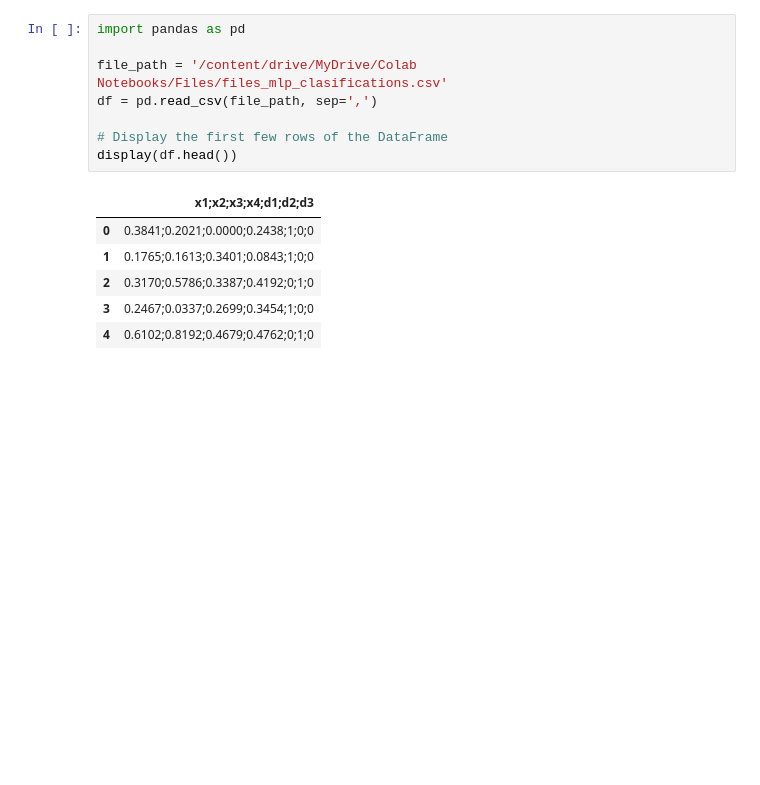
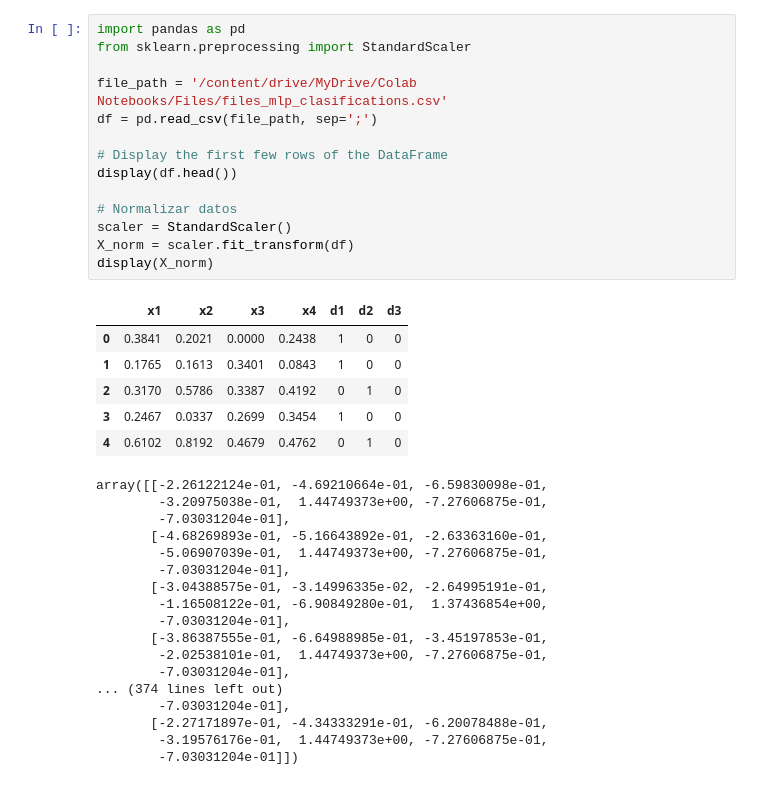
Before and after one commit to maxi9113/colab_notebook, a Jupyter notebook: IC_MLP_Clasification.ipynb, the cells around one changed output. Drawn from its saved outputs; the diff is of its cells as text; blank space fills up the shorter version.

```diff
--- a/IC_MLP_Clasification.ipynb
+++ b/IC_MLP_Clasification.ipynb
@@ -2,16 +2,39 @@
 <a href="https://colab.research.google.com/github/maxi9113/colab_notebook/blob/main/IC_MLP_Clasification.ipynb" target="_parent"><img src="https://colab.research.google.com/assets/colab-badge.svg" alt="Open In Colab"/></a>
 # %%
 import pandas as pd
+from sklearn.preprocessing import StandardScaler
 
 file_path = '/content/drive/MyDrive/Colab Notebooks/Files/files_mlp_clasifications.csv'
-df = pd.read_csv(file_path, sep=',')
+df = pd.read_csv(file_path, sep=';')
 
 # Display the first few rows of the DataFrame
 display(df.head())
+
+# Normalizar datos
+scaler = StandardScaler()
+X_norm = scaler.fit_transform(df)
+display(X_norm)
 # %% [output]
-|  | x1;x2;x3;x4;d1;d2;d3 |
-| 0 | 0.3841;0.2021;0.0000;0.2438;1;0;0 |
-| 1 | 0.1765;0.1613;0.3401;0.0843;1;0;0 |
-| 2 | 0.3170;0.5786;0.3387;0.4192;0;1;0 |
-| 3 | 0.2467;0.0337;0.2699;0.3454;1;0;0 |
-| 4 | 0.6102;0.8192;0.4679;0.4762;0;1;0 |
+|  | x1 | x2 | x3 | x4 | d1 | d2 | d3 |
+| 0 | 0.3841 | 0.2021 | 0.0000 | 0.2438 | 1 | 0 | 0 |
+| 1 | 0.1765 | 0.1613 | 0.3401 | 0.0843 | 1 | 0 | 0 |
+| 2 | 0.3170 | 0.5786 | 0.3387 | 0.4192 | 0 | 1 | 0 |
+| 3 | 0.2467 | 0.0337 | 0.2699 | 0.3454 | 1 | 0 | 0 |
+| 4 | 0.6102 | 0.8192 | 0.4679 | 0.4762 | 0 | 1 | 0 |
+array([[-2.26122124e-01, -4.69210664e-01, -6.59830098e-01,
+        -3.20975038e-01,  1.44749373e+00, -7.27606875e-01,
+        -7.03031204e-01],
+       [-4.68269893e-01, -5.16643892e-01, -2.63363160e-01,
+        -5.06907039e-01,  1.44749373e+00, -7.27606875e-01,
+        -7.03031204e-01],
+       [-3.04388575e-01, -3.14996335e-02, -2.64995191e-01,
+        -1.16508122e-01, -6.90849280e-01,  1.37436854e+00,
+        -7.03031204e-01],
+       [-3.86387555e-01, -6.64988985e-01, -3.45197853e-01,
+        -2.02538101e-01,  1.44749373e+00, -7.27606875e-01,
+        -7.03031204e-01],
+... (374 lines left out)
+        -7.03031204e-01],
+       [-2.27171897e-01, -4.34333291e-01, -6.20078488e-01,
+        -3.19576176e-01,  1.44749373e+00, -7.27606875e-01,
+        -7.03031204e-01]])
```
